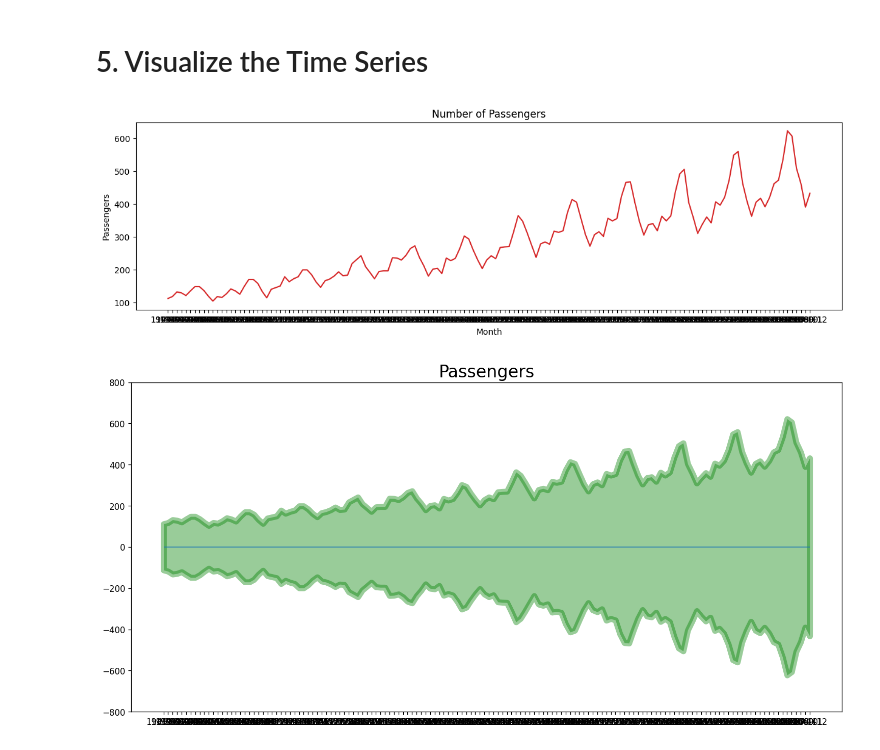
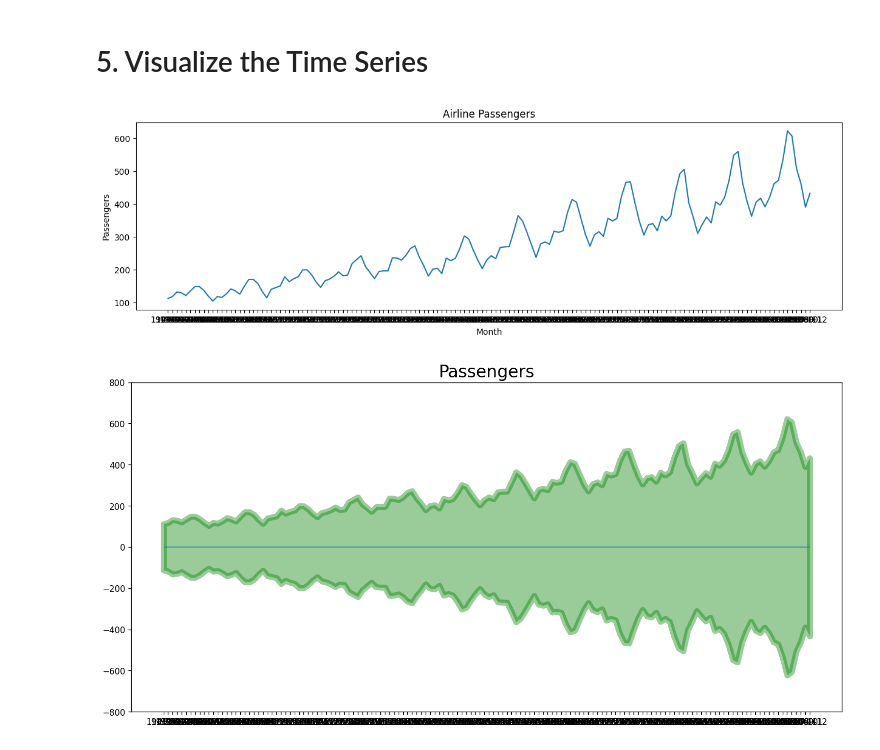
Before and after one commit to asilfndk/Airline-Passenger--Time-Series--Prediction-using-Keras-LSTM, a Jupyter notebook: airline_passenger.ipynb, the cells around one changed output. Saved outputs shown, nothing was run; the diff lists cells and outputs as text; code cells hidden in the pictures.

```diff
--- a/airline_passenger.ipynb
+++ b/airline_passenger.ipynb
@@ -129,13 +111,14 @@ numpy.ndarray
 # %%
 def plot_df(df, x, y, title="", xlabel='Month', ylabel='Passengers', dpi=100):
     plt.figure(figsize=(15,4), dpi=dpi)
-    plt.plot(x, y, color='tab:red')
+    plt.plot(x, y, color='tab:blue')
     plt.gca().set(title=title, xlabel=xlabel, ylabel=ylabel)
     plt.show()
 
-plot_df(df, x=df['Month'], y=df['Passengers'], title='Number of Passengers')
+
+plot_df(df, x=df['Month'], y=df['Passengers'], title='Airline Passengers')
 # %% [output]
-[figure, old version]
+[figure, new version]
 # %%
 x = df['Month'].values
 y1 = df['Passengers'].values
```
Also changed, not shown: parts of 44 cells of this notebook.
